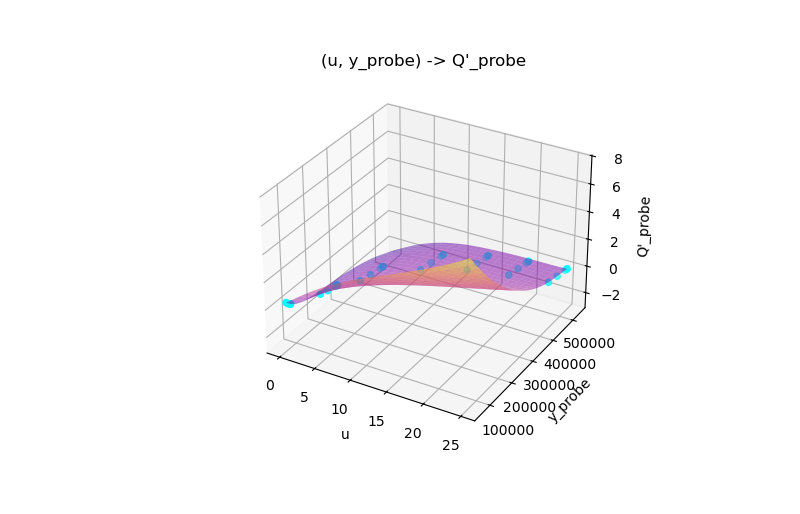
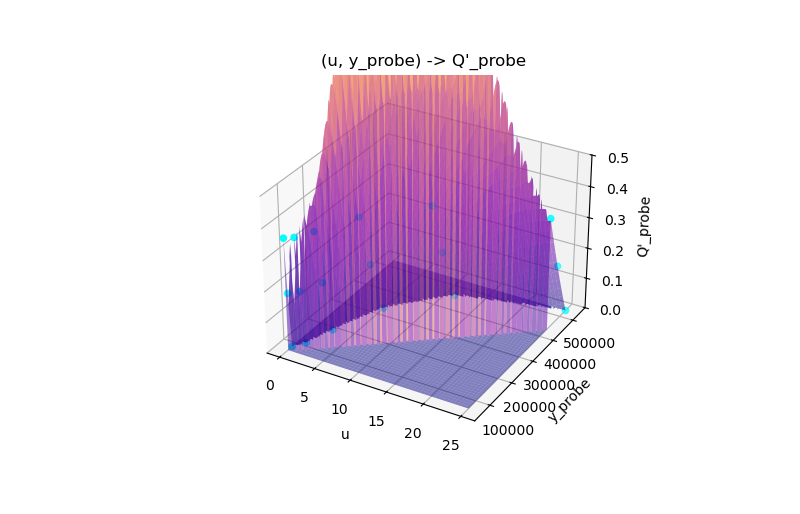
Before and after one commit to KSechkar/CoBa_CRAB, a Jupyter notebook: probe_characterisation/probe_characterisation.ipynb, the cells around one changed output. Drawn from its saved outputs; the diff is of its cells as text; code cells hidden in the pictures.

Commit message:
Interpolation: more Scipy options

```diff
--- a/probe_characterisation/probe_characterisation.ipynb
+++ b/probe_characterisation/probe_characterisation.ipynb
@@ -279,7 +279,7 @@ probe_par['mu_b'] = 1/(13.6/60)
 
 # define inducer levels to consider
 # you don't have to, but order of increasing magnitudes will make things look neat
-us=[0, 2.5, 5, 10, 15, 20, 25]
+us=[0]+list(np.logspace(np.log10(1),np.log10(25),5))
 # %%
 # SET SIMULATION AND CONTROLLER PARAMETERS
 
@@ -464,8 +464,8 @@ np.save('u_y_to_Qdash.npy',u_y_to_Qdash)
 # GET ESTIMATES
 
 # define the u and y values to estimate Q and Q' for
-u_vals_est=np.linspace(us[0],us[-1],25)
-y_vals_est=np.linspace(np.min(y_probes),np.max(y_probes),25)
+u_vals_est=np.linspace(us[0],us[-1],1000)
+y_vals_est=np.linspace(np.min(y_probes),np.max(y_probes),1000)
 
 # make a mesh grid
 us_mesh_est=np.zeros((len(u_vals_est),len(y_vals_est)))
@@ -475,9 +475,24 @@ for i in range(0,len(u_vals_est)):
         us_mesh_est[i,j]=u_vals_est[i]
         y_mesh_est[i,j]=y_vals_est[j]
 
-# create interpolation functions
-interpolator_Q = make_interpolator(u_y_to_Q)
-interpolator_Qdash = make_interpolator(u_y_to_Qdash)
+# create interpolation functions (comment out the unwanted onptions)
+# RBF option
+interpolator_Q = make_interpolator_sp_rbf(u_y_to_Q,
+                                          rbf_func='cubic',
+                                          normalise_u_and_y=True)
+interpolator_Qdash = make_interpolator_sp_rbf(u_y_to_Qdash,
+                                              rbf_func='cubic',
+                                              normalise_u_and_y=True)
+# linear ND option
+# interpolator_Q = make_interpolator_sp_lnd(u_y_to_Q,
+#                                           normalise_u_and_y=True)
+# interpolator_Qdash = make_interpolator_sp_lnd(u_y_to_Qdash,
+#                                               normalise_u_and_y=True)
+# Clough-Tocher option
+interpolator_Q = make_interpolator_sp_clt(u_y_to_Q,
+                                          normalise_u_and_y=True)
+interpolator_Qdash = make_interpolator_sp_clt(u_y_to_Qdash,
+                                              normalise_u_and_y=True)
 
 # get the estimates
 Q_est=np.zeros_like(us_mesh_est)
@@ -486,21 +501,6 @@ for i in range(0,len(us_mesh_est)):
     for j in range(0,len(y_mesh_est)):
         Q_est[i,j] = interpolator_Q(u=us_mesh_est[i,j], y=y_mesh_est[i,j])
         Qdash_est[i,j] = interpolator_Qdash(u=us_mesh_est[i,j], y=y_mesh_est[i,j])
-# %%
-# ALTERNATOVE ESTIMATES: RBF INTERPOLATION
-import scipy as sp
-
-# create RBF interpolators - with normalised coordinates
-u_norm = np.max(u_y_to_Q[0])-np.min(u_y_to_Q[0])
-y_norm = np.max(u_y_to_Q[1])-np.min(u_y_to_Q[1])
-rbf_Q = sp.interpolate.Rbf(u_y_to_Q[0]/u_norm, u_y_to_Q[1]/y_norm, u_y_to_Q[2], function='cubic')
-rbf_Qdash = sp.interpolate.Rbf(u_y_to_Qdash[0]/u_norm, u_y_to_Qdash[1]/y_norm, u_y_to_Qdash[2], function='cubic')
-
-# get the estimates
-for i in range(0,len(us_mesh_est)):
-    for j in range(0,len(y_mesh_est)):
-        Q_est[i,j] = rbf_Q(us_mesh_est[i,j]/u_norm, y_mesh_est[i,j]/y_norm)
-        Qdash_est[i,j] = rbf_Qdash(us_mesh_est[i,j]/u_norm, y_mesh_est[i,j]/y_norm)
 # %%
 # VISUALISE THE RESULTS: (u, Qdash_probe) -> Q_probe
 # create figure
@@ -561,31 +561,32 @@ plt.show()
 # %%
 # VISUALISE THE RESULTS: (u, y_probe) -> Qdash_probe
 # create figure
 u_y_to_Qdash_fig = plt.figure(3)
 plt.clf()
 u_y_to_Qdash_ax = u_y_to_Qdash_fig.add_subplot(111, projection='3d')
 
 # make a 3D plot of experimentally measured Q values
 u_y_to_Qdash_ax.scatter(
     us_mesh,
     y_probes,
     Q_constrep_mesh,
     c='cyan', label='Measured Q values')
 # make a 3D plot of experimentally measured Q values
 u_y_to_Qdash_ax.plot_surface(
     us_mesh_est,
     y_mesh_est,
     Qdash_est,
     cmap=mpl.colormaps['plasma'], alpha=0.5,
     label='Estimated Q\' values')
 
 # format the plot
 u_y_to_Qdash_ax.set_title("(u, y_probe) -> Q\'_probe")
 u_y_to_Qdash_ax.set_xlabel('u')
 u_y_to_Qdash_ax.set_ylabel('y_probe')
 u_y_to_Qdash_ax.set_zlabel('Q\'_probe')
+u_y_to_Qdash_ax.set_zlim(0,0.5)
 
 # show plot
 plt.show()
 # %% [output]
-[figure, old version]
+[figure, new version]
```
Also changed, not shown: parts of 4 cells of this notebook, 1 other file.
